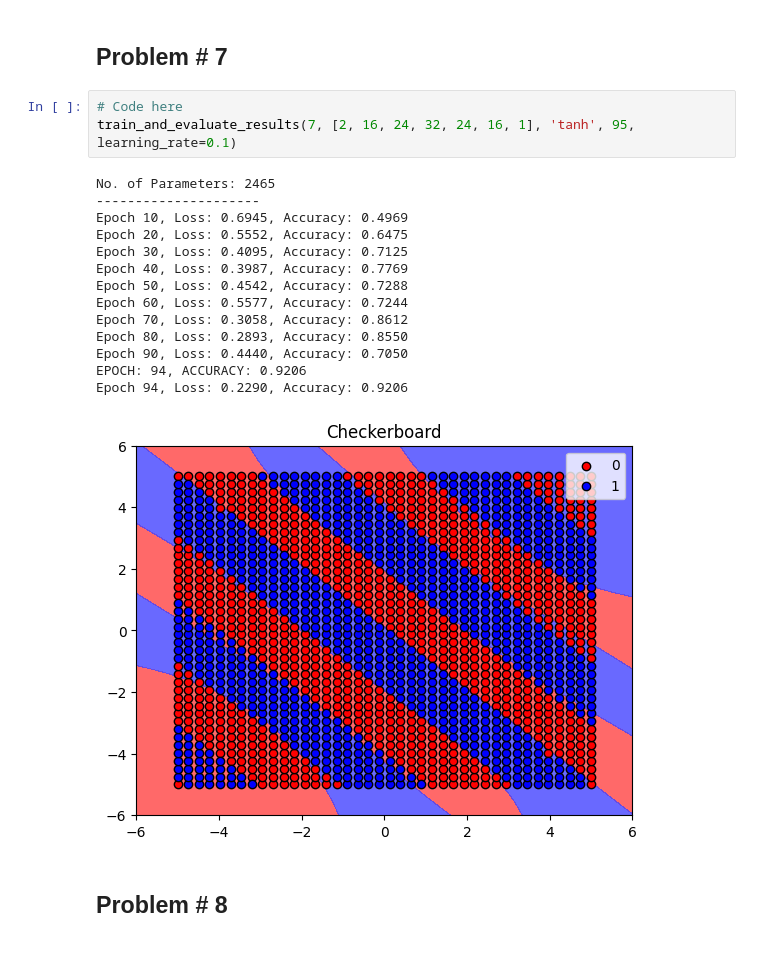
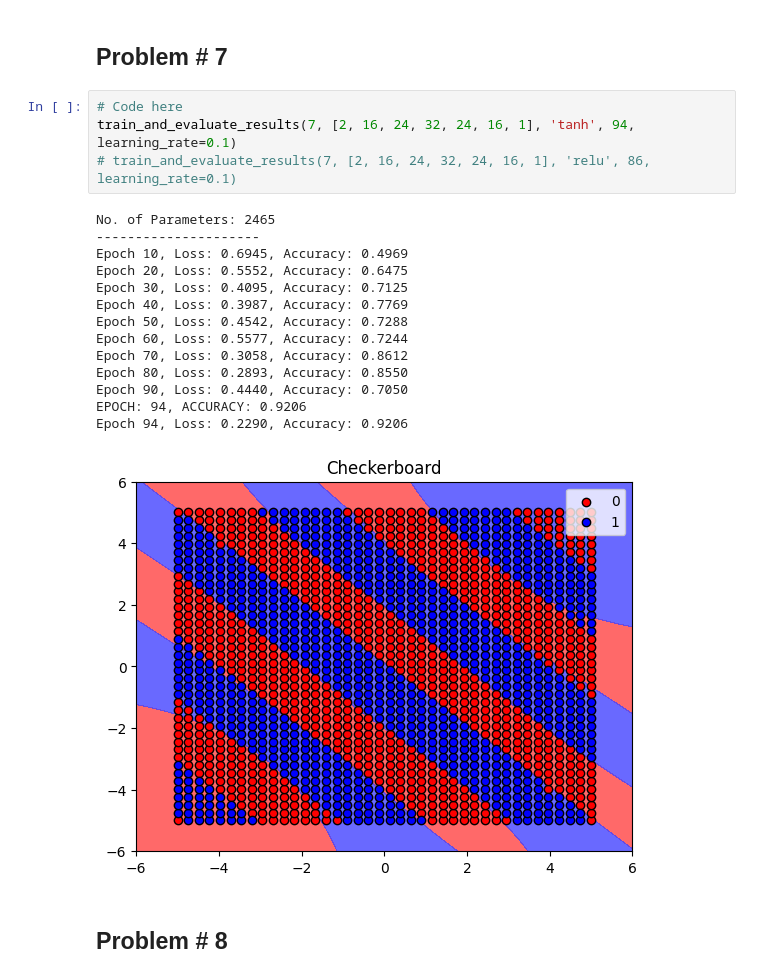
Before and after one commit to sulissss/Deep-Learning-From-Scratch, a Jupyter notebook: Part 1 - Neural Networks/26100350_PA1_1.ipynb, the cells around one changed output. Saved outputs shown, nothing was run; the diff lists cells and outputs as text.

```diff
--- a/Part 1 - Neural Networks/26100350_PA1_1.ipynb
+++ b/Part 1 - Neural Networks/26100350_PA1_1.ipynb
@@ -509,22 +515,23 @@ Epoch 8, Loss: 0.0563, Accuracy: 0.9960
 ## Problem # 7
 # %%
 # Code here
-train_and_evaluate_results(7, [2, 16, 24, 32, 24, 16, 1], 'tanh', 95, learning_rate=0.1)
+train_and_evaluate_results(7, [2, 16, 24, 32, 24, 16, 1], 'tanh', 94, learning_rate=0.1)
+# train_and_evaluate_results(7, [2, 16, 24, 32, 24, 16, 1], 'relu', 86, learning_rate=0.1)
 # %% [output]
 No. of Parameters: 2465
 ---------------------
 Epoch 10, Loss: 0.6945, Accuracy: 0.4969
 Epoch 20, Loss: 0.5552, Accuracy: 0.6475
 Epoch 30, Loss: 0.4095, Accuracy: 0.7125
 Epoch 40, Loss: 0.3987, Accuracy: 0.7769
 Epoch 50, Loss: 0.4542, Accuracy: 0.7288
 Epoch 60, Loss: 0.5577, Accuracy: 0.7244
 Epoch 70, Loss: 0.3058, Accuracy: 0.8612
 Epoch 80, Loss: 0.2893, Accuracy: 0.8550
 Epoch 90, Loss: 0.4440, Accuracy: 0.7050
 EPOCH: 94, ACCURACY: 0.9206
 Epoch 94, Loss: 0.2290, Accuracy: 0.9206
-[figure, old version]
+[figure, new version]
 # %% [markdown]
 ## Problem # 8
 # %%
```
Also changed, not shown: parts of 4 cells of this notebook.
